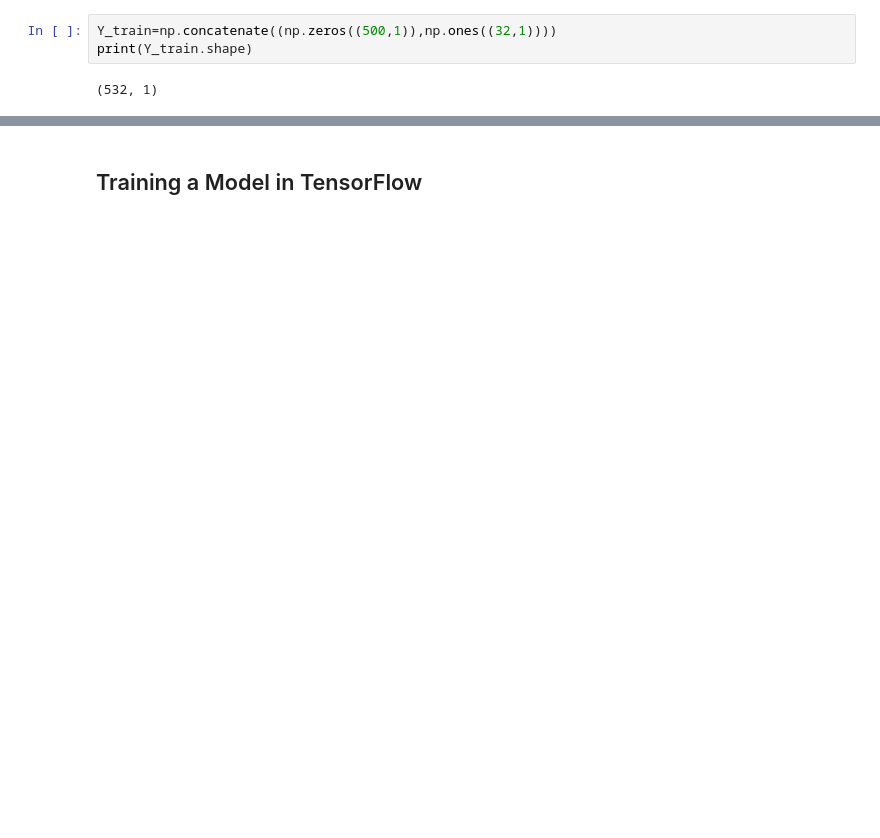
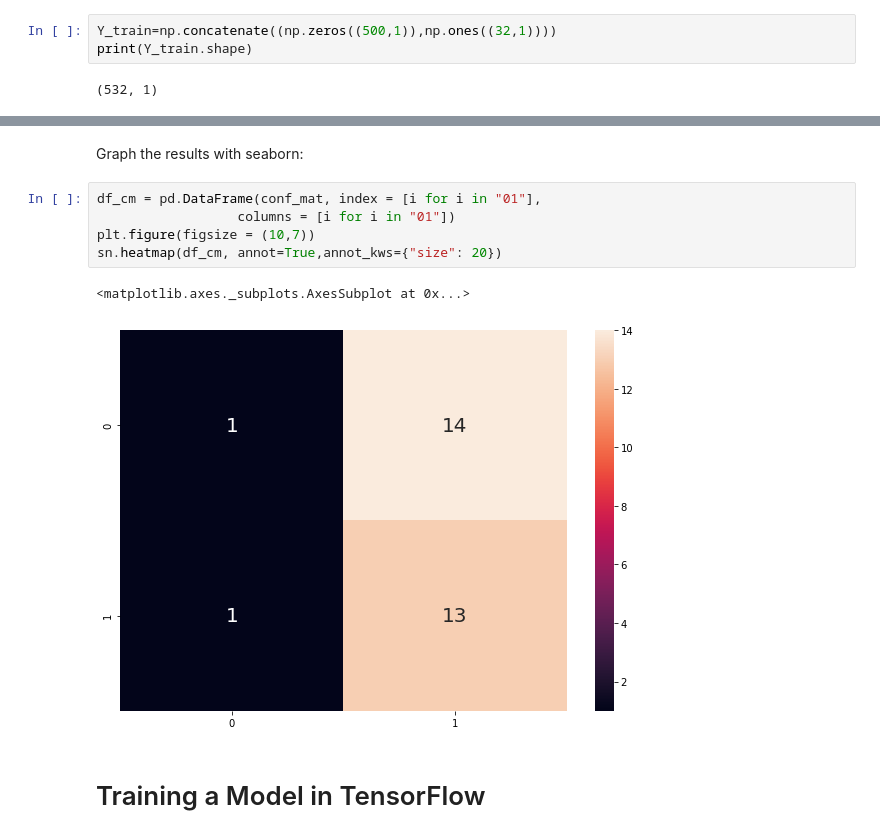
Before and after one commit to aarojas20/Firearm_Detection, a Jupyter notebook: notebooks/4. First Model.ipynb, the cells around one changed output, grey strips where cells are left out. Saved outputs shown, nothing was run; the diff lists cells and outputs as text; blank space fills up the shorter version.

```diff
--- a/notebooks/4. First Model.ipynb
+++ b/notebooks/4. First Model.ipynb
@@ -39,5 +236,15 @@ print(Y_train.shape)
+# %% [markdown]
+Graph the results with seaborn:
+# %%
+df_cm = pd.DataFrame(conf_mat, index = [i for i in "01"],
+                  columns = [i for i in "01"])
+plt.figure(figsize = (10,7))
+sn.heatmap(df_cm, annot=True,annot_kws={"size": 20})
+# %% [output]
+<matplotlib.axes._subplots.AxesSubplot at 0x...>
+[figure, added]
 # %% [markdown]
-## Training a Model in TensorFlow
+# Training a Model in TensorFlow
 # %%
 from tensorflow.keras import layers
 
```
Also changed, not shown: parts of 41 cells of this notebook.
